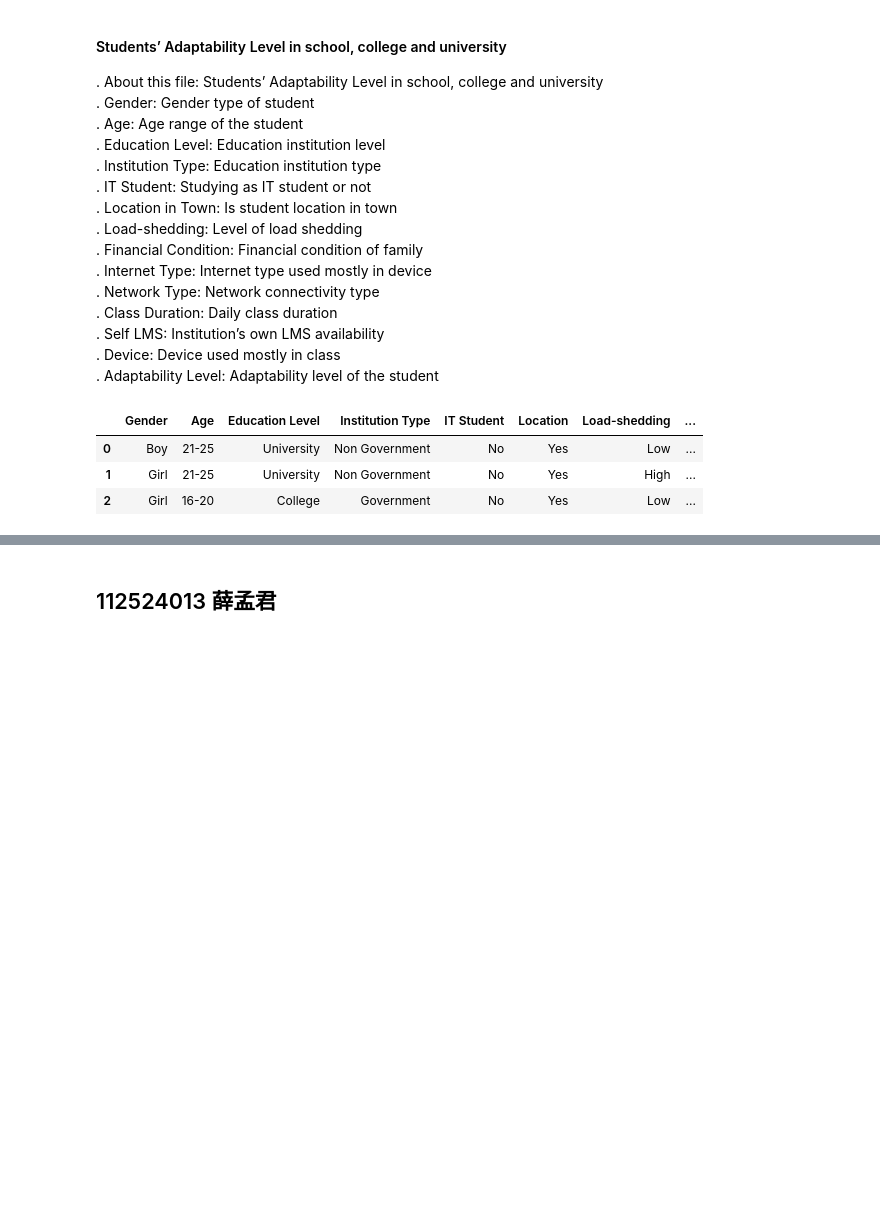
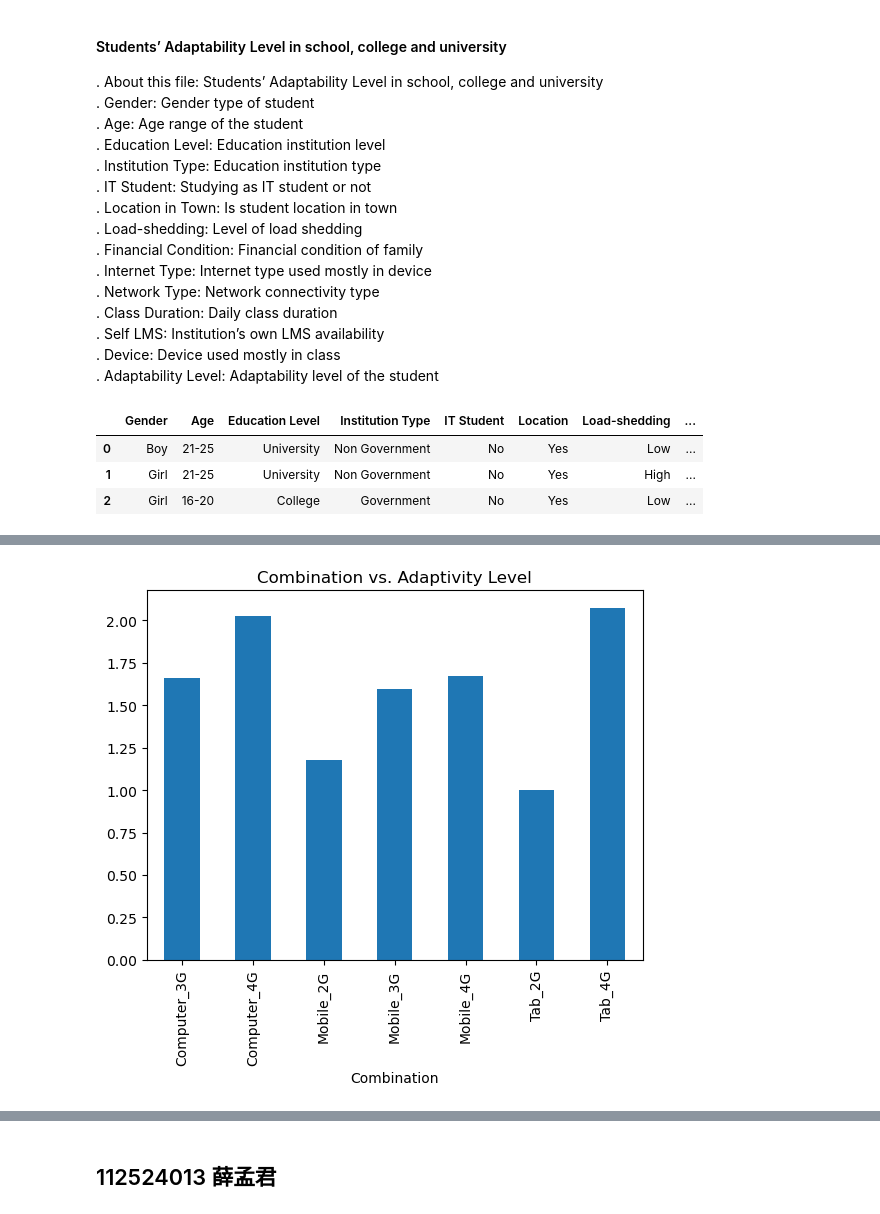
Before and after one commit to Bighsueh/AdaptabilityLevelAnalysis, a Jupyter notebook: main.ipynb, the cells around one changed output, grey strips where cells are left out. Saved outputs shown, nothing was run; the diff lists cells and outputs as text; code cells hidden in the pictures; blank space fills up the shorter version.

```diff
--- a/main.ipynb
+++ b/main.ipynb
@@ -45,0 +111,4 @@ import seaborn as sns
+# %%
+# Adaptivity Score
+# Converting Adaptivity Level to a numerical format
+data['AdaptivityLevel_Encode'] = data['Adaptivity Level'].map({'Low': 1, 'Moderate': 2, 'High': 3})
@@ -45,0 +121,6 @@ import seaborn as sns
+# %%
+# Bar chart of the mean AdaptivityLevel for each combination
+data.groupby('Combination')['AdaptivityLevel_Encode'].mean().plot(kind='bar', title='Combination vs. Adaptivity Level')
+plt.show()
+# %% [output]
+[figure, added]
```
Also changed, not shown: parts of 14 cells of this notebook.
